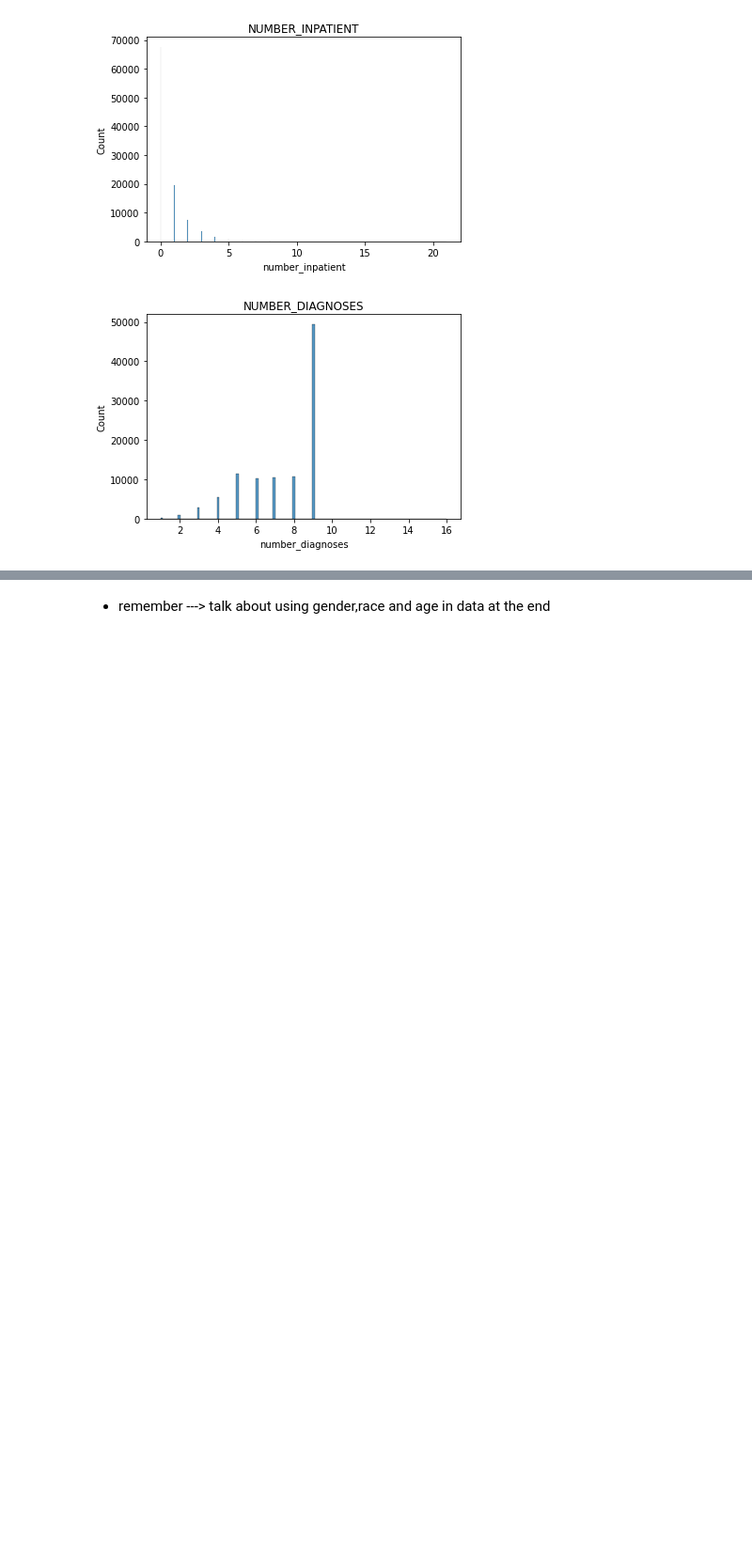
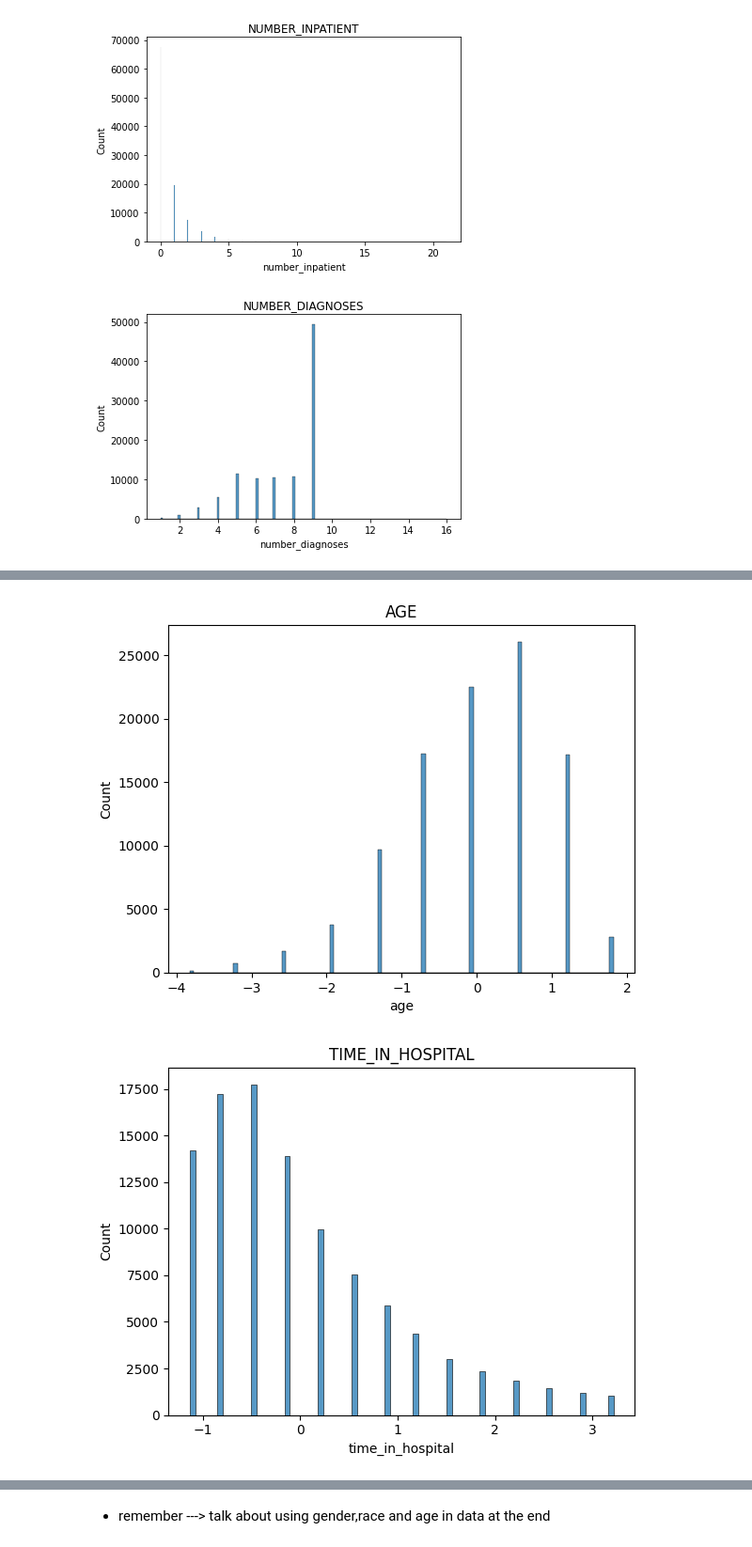
Before and after one commit to lauraah10/QW-Projects, a Jupyter notebook: Project2_QW.ipynb, the cells around one changed output, grey strips where cells are left out. Shown at 94% size. Drawn from its saved outputs; the diff is of its cells as text; code cells hidden in the pictures; blank space fills up the shorter version.

```diff
--- a/Project2_QW.ipynb
+++ b/Project2_QW.ipynb
@@ -876,0 +750,28 @@ weighted avg       0.53      0.57      0.50     20354
+# %%
+# variables are not normally distributed
+# Fixing variables for models as logistic regression requeres normal distribution
+
+# Changing some variables as categories since they should be categories
+num_to_cat=dt[['diag_1','diag_2','diag_3','admission_type_id','discharge_disposition_id','admission_source_id','number_emergency']]
+for i in num_to_cat.columns:
+    dt[i] = dt[i].astype('category')
+    inputed_df[i] = inputed_df[i].astype('category')
+# %%
+# making age as continuous
+dt['age'] = dt['age'].astype('int64')
+inputed_df['age']= inputed_df['age'].astype('int64')
+# %%
+dt['time_in_hospital'] = dt['time_in_hospital'].replace(0, 0.0001)
+dt['number_inpatient'] = dt['number_inpatient'].replace(0, 0.0001)
+dt['number_outpatient'] = dt['number_outpatient'].replace(0, 0.0001)
+dt['num_procedures'] = dt['num_procedures'].replace(0, 0.0001)
+
+inputed_df['time_in_hospital'] = inputed_df['time_in_hospital'].replace(0, 0.0001)
+inputed_df['number_inpatient'] = inputed_df['number_inpatient'].replace(0, 0.0001)
+inputed_df['number_outpatient'] = inputed_df['number_outpatient'].replace(0, 0.0001)
+inputed_df['num_procedures'] = inputed_df['num_procedures'].replace(0, 0.0001)
+
+# Logging the 3 variables
+for i in ['time_in_hospital','num_medications','age','number_inpatient','number_outpatient']:
+    dt[i]=np.log(dt[i])
+#     inputed_df[i]=np.log(inputed_df[i])
@@ -876,0 +792,18 @@ weighted avg       0.53      0.57      0.50     20354
+# %%
+from sklearn.preprocessing import StandardScaler
+
+scaler = StandardScaler()
+# Fit and transform only the numeric columns
+numeric_columns = dt.select_dtypes(include=['number'])
+dt[numeric_columns.columns] = scaler.fit_transform(numeric_columns)
+
+# df_standardized = pd.DataFrame(scaler.fit_transform(dt), columns=dt.columns)
+# %%
+# Distribution after logged
+for i in dt.select_dtypes(include=['float','int64']).columns:
+    sns.histplot(dt[i],kde=False)
+    plt.title(i.upper())
+    plt.show()
+# %% [output]
+[figure, added]
+[figure, added]
```
Also changed, not shown: parts of 54 cells of this notebook.
